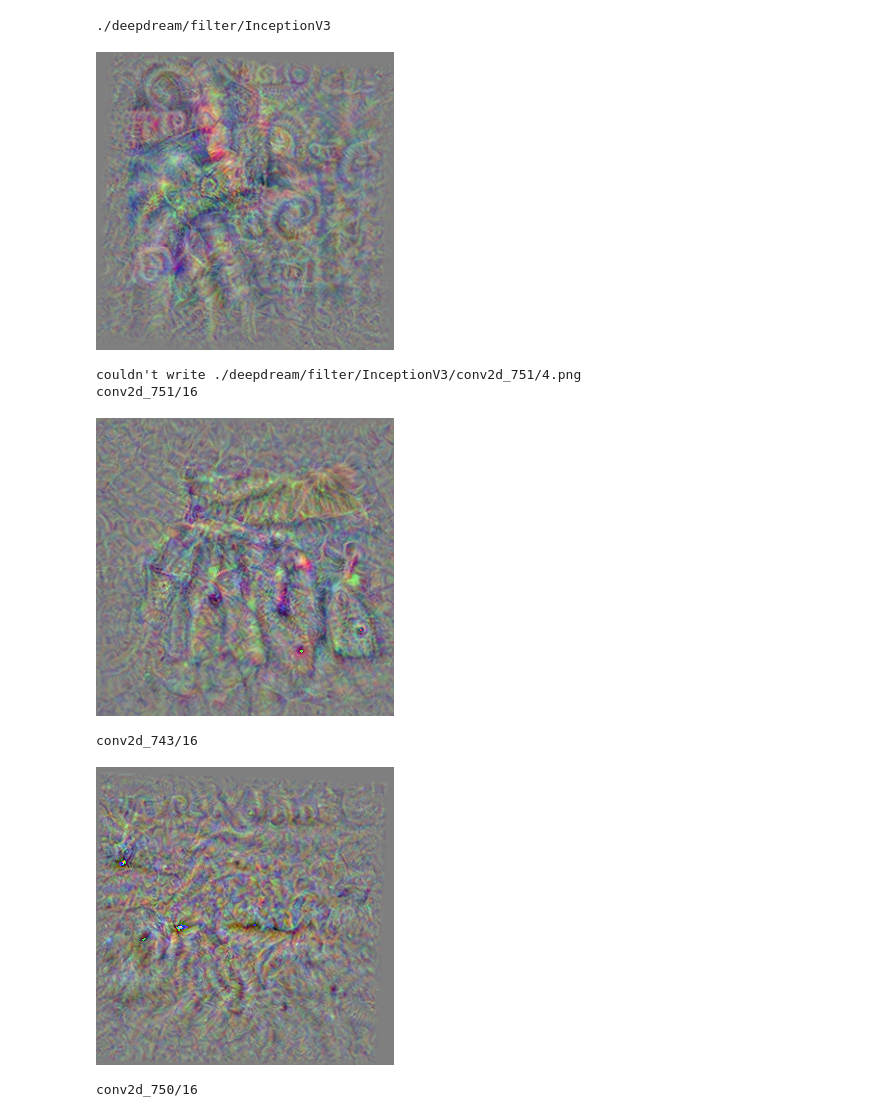
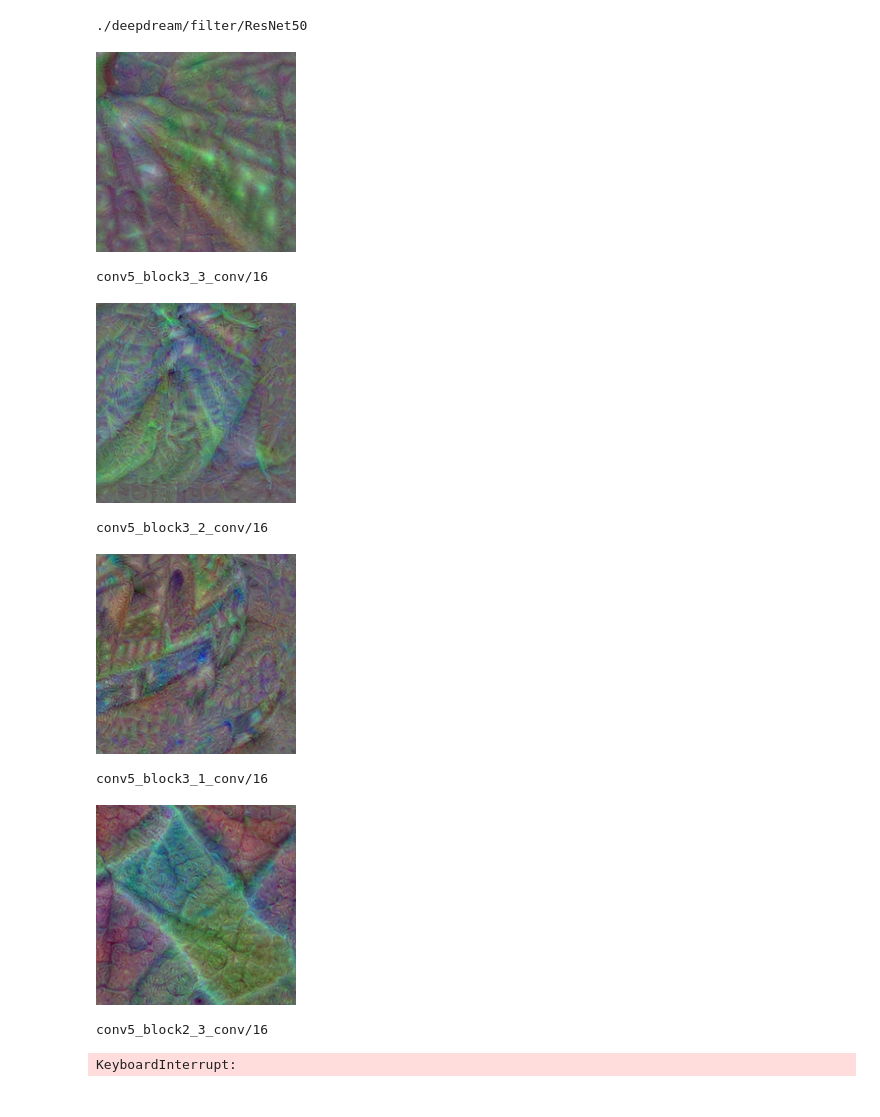
Before and after one commit to taoroalin/vrplotlib, a Jupyter notebook: generate_dream.ipynb, the cells around one changed output. Cells and saved outputs as stored; diff of their text form; code cells hidden in the pictures.

```diff
--- a/generate_dream.ipynb
+++ b/generate_dream.ipynb
@@ -15,7 +15,7 @@ import importlib
 from IPython.display import display,clear_output
 stime = time.time()
 # %%
-model = keras.applications.inception_v3.InceptionV3(
+model = keras.applications.resnet.ResNet50(
     include_top=True, weights='imagenet', classes=1000,
     classifier_activation='softmax')
 shp = (1,)+model.input.shape[1:]
@@ -23,7 +23,9 @@ shp = (1,)+model.input.shape[1:]
 import transforms
 importlib.reload(transforms)
 
-fromback=True
+show_crop = 12
+
+fromback=False
 limitmag=False
 one_batch=True
 jitter =False
@@ -33,6 +35,10 @@ fixed_steps =True
 blur =False
 single = False
 animate=False
+skipdone = False
+
+steps = 512
+
 
 def _gaussian_kernel(kernel_size, sigma, n_channels):
     x = tf.range(-kernel_size // 2 + 1, kernel_size // 2 + 1, dtype=tf.float32)
@@ -49,10 +55,9 @@ lossdiffthreshold = 0.1
 sval = 0.0 # only works if power of 2?
 sval = 0.0 # only works if power of 2?
 transform = transforms.compose([
-    transforms.pad(20, mode="constant", constant_value=0.5),
-    transforms.jitter(5),
-    transforms.random_scale([1 + i / 50.0 for i in range(-3,4)]),
-    transforms.random_rotate(list(range(-3, 4)) + 7 * [0]),
+    transforms.pad(20, mode="constant", constant_value=100),
+    transforms.random_scale([1 + i / 50.0 for i in range(-1,2)]),
+    transforms.random_rotate(list(range(-1, 2)) + 2 * [0]),
     transforms.jitter(2),
     transforms.unpad(20)
   ])
@@ -63,19 +68,26 @@ transform = transforms.compose([
 #     transforms.unpad(12),
 #   ])
 
+class Adam:
+    def __init__(self, params, lr):
+        self.lr = lr
+        self.z = 1
+    def step(self, params):
+        return params
+adam = tf.keras.optimizers.Adam(learning_rate=0.1)
 def optneuron(model, layer, idx, num, single):
   new_model = tf.keras.Model(inputs=model.inputs, outputs=[layer.output])
-  step_size = 0.02
+  step_size = 3
   momentum = 0.5
   momentum_vector = tf.fill((num,)+shp[1:], 0.0)
   # img = tf.fill((num,)+shp[1:], sval)
-  img = tf.fill((num,)+shp[1:],0.5)
+  img = tf.fill((num,)+shp[1:],100.0)
   best_loss = -9999999999900.9
   best_loss_step = 0
   now_ldthresh = lossdiffthreshold
   regularization_amount = 11.0
   # gaussian_kernel = _gaussian_kernel(10,regularization_amount, 3)
-  for step in range(212):
+  for step in range(steps):
     with tf.GradientTape() as tape:
       tape.watch(img)
       activation = new_model(img)
@@ -89,24 +101,20 @@ def optneuron(model, layer, idx, num, single):
         tv = tf.reduce_mean(tf.image.total_variation(img))
         loss-=tv*10000
       if limitmag:
-        loss-=tf.math.reduce_mean(img*img)*8000
+        loss-=tf.math.reduce_mean(img*img)*4000
       # print(loss)
       gradient = tape.gradient(loss, img)
       gradient /= tf.math.reduce_std(gradient) + 1e-8
       momentum_vector = momentum*momentum_vector+step_size*gradient
       img += momentum_vector
-      img= tf.clip_by_value(img, -1,1)
+#       adam.minimize(-loss,[img], tape=tape)
+      img = tf.clip_by_value(img, 0,255)
       img = transform(img)
       if animate:
-        pimg = Image.fromarray((img*255).numpy()[0].astype(np.uint8))
+        pimg = Image.fromarray((img).numpy()[0].astype(np.uint8))
         clear_output()
         display(pimg)
       if blur:
-        # img = tf.roll(img,np.random.randint(-jitter_num, jitter_num),1)
-        # img = tf.roll(img,np.random.randint(-jitter_num, jitter_num),2 )
-        # img = tf.image.resize_with_crop_or_pad(img,224+np.random.randint(-jitter_num, jitter_num),224+np.random.randint(-jitter_num, jitter_num))
-        # img = tf.image.resize(img, (224,224))
-        # img = tf.nn.depthwise_conv2d(input=img, filter=gaussian_kernel, strides=[1,1,1,1],padding='SAME')
         img = img.numpy()
         img = nd.filters.gaussian_filter(img, [0,regularization_amount,regularization_amount,0], order=0)
         img = tf.convert_to_tensor(img)
@@ -153,7 +161,7 @@ spath+= "/single" if single else "/filter"
 if not os.path.exists(spath):
   os.mkdir(spath)
 
-mpath =spath+ '/'+'InceptionV3'
+mpath =spath+ '/'+'ResNet50'
 if not os.path.exists(mpath):
   os.mkdir(mpath)
 
@@ -166,40 +174,45 @@ def __main__():
   for layer in layers:
     oldcrit = (layer.weights and layer.trainable and  layer.name[-2:]!='bn'and layer.name[:5]!='batch')
     addcrit = (layer.name[-3:] in ['add'])
     if oldcrit and len(layer.output.shape)==4:
       lpath = mpath+"/"+layer.name
       if not os.path.exists(lpath):
         os.mkdir(lpath)
+      elif skipdone:
+        continue
       nfilters = layer.output.shape[-1]
       for start in range(0,nfilters, max_batch):
         num = min(nfilters, start+max_batch)-start
         img = optneuron(model, layer, start, num, single)
-        cropped = cropsval(img)
+#         cropped = cropsval(img)
+        cropped = tf.slice(img, [0,show_crop, show_crop, 0],[-1,img.shape[1]-show_crop*2, img.shape[2]-show_crop*2, -1])
         if cropped.shape[1]==0:
           print("cropped size zero!")
           continue
-        npy = (cropped*255).numpy().astype(np.uint8)
+        npy = (cropped).numpy().astype(np.uint8)
         for j in range(num):
           pilimg = Image.fromarray(npy[j])
           # pilimg.show()
           fname = lpath+"/"+str(j+start)+".png"
           if j==0: display(pilimg)
           try: # try catch so it doesn't fail if you had that image open in windows
             pilimg.save(fname)
           except:
             print("couldn't write", fname)
             pass
           # with open(fname, 'wb') as f:
         #   f.write(img.numpy().tobytes())
         print(layer.name+"/"+str(start+num))
         if one_batch: break
 __main__()
 # %% [output]
-./deepdream/filter/InceptionV3
+./deepdream/filter/ResNet50
-[figure, old version]
+[figure, new version]
-couldn't write ./deepdream/filter/InceptionV3/conv2d_751/4.png
-conv2d_751/16
+conv5_block3_3_conv/16
-[figure, old version]
+[figure, new version]
-conv2d_743/16
+conv5_block3_2_conv/16
-[figure, old version]
+[figure, new version]
-conv2d_750/16
+conv5_block3_1_conv/16
+[figure, added]
+conv5_block2_3_conv/16
+KeyboardInterrupt:
```
Also changed, not shown: 1 other file.
